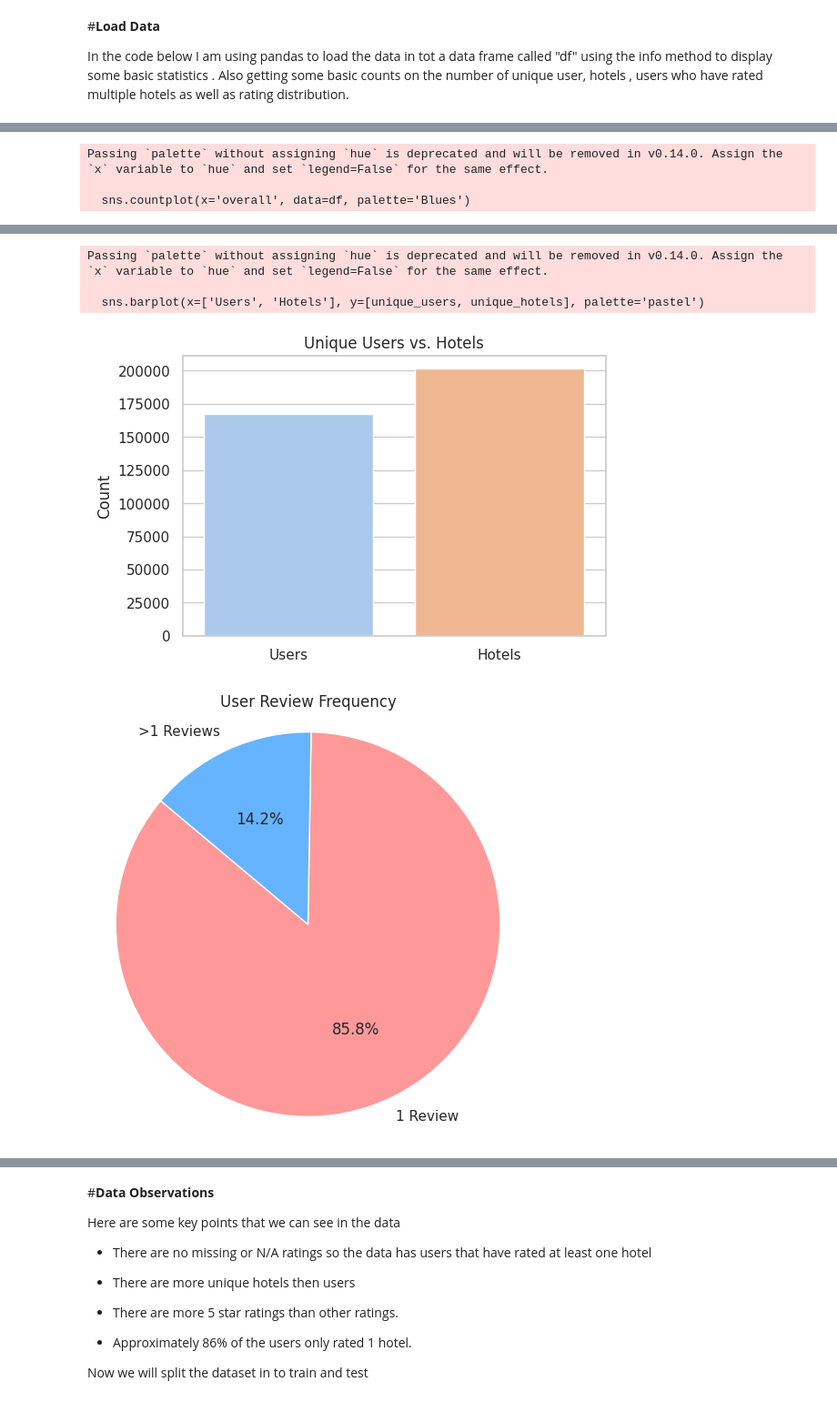
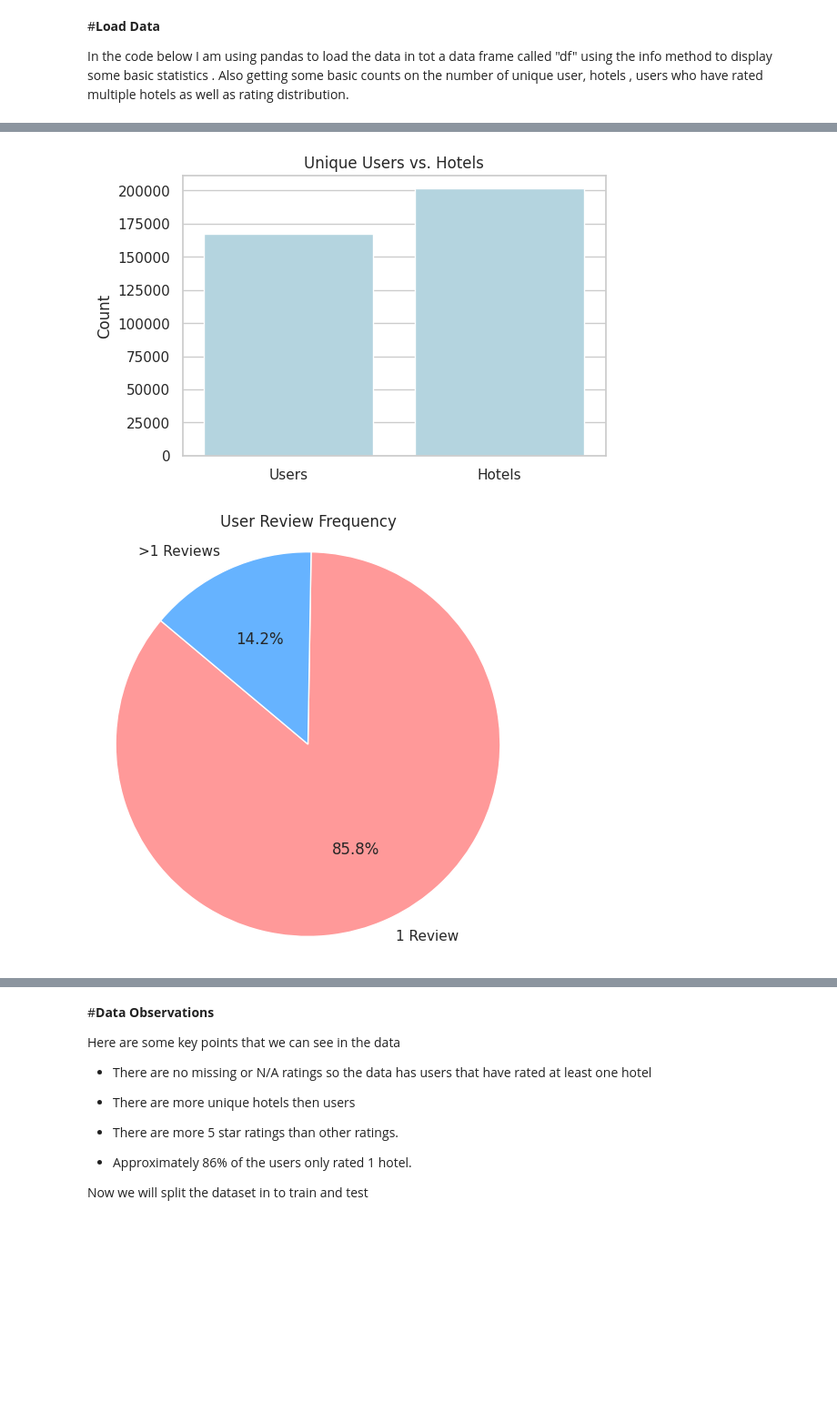
Before and after one commit to umais/DATA612_Recommender_Systems, a Jupyter notebook: Week1/Week1_Project1.ipynb, the cells around one changed output, grey strips where cells are left out. Shown at 91% size. Drawn from its saved outputs; the diff is of its cells as text; code cells hidden in the pictures; blank space fills up the shorter version.

```diff
--- a/Week1/Week1_Project1.ipynb
+++ b/Week1/Week1_Project1.ipynb
@@ -87,7 +87,7 @@ sns.set(style="whitegrid")
 
 # 1. Bar chart for rating distribution
 plt.figure(figsize=(8, 5))
-sns.countplot(x='overall', data=df, palette='Blues')
+sns.countplot(x='overall', data=df, color='steelblue')  # use color instead of palette
 plt.title("Rating Distribution")
 plt.xlabel("Rating")
 plt.ylabel("Number of Reviews")
@@ -97,7 +97,7 @@ plt.show()
 user_review_counts = df['user_id'].value_counts()
 
 plt.figure(figsize=(8, 5))
-sns.histplot(user_review_counts, bins=30, kde=False, color='green')
+sns.histplot(user_review_counts, bins=30, kde=False, color='green')  # already uses color, good
 plt.title("Distribution of Number of Reviews per User")
 plt.xlabel("Number of Hotels Reviewed by a User")
 plt.ylabel("Number of Users")
@@ -108,7 +108,7 @@ unique_users = df['user_id'].nunique()
 unique_hotels = df['hotel_id'].nunique()
 
 plt.figure(figsize=(6, 4))
-sns.barplot(x=['Users', 'Hotels'], y=[unique_users, unique_hotels], palette='pastel')
+sns.barplot(x=['Users', 'Hotels'], y=[unique_users, unique_hotels], color='lightblue')  # use color, remove palette
 plt.title("Unique Users vs. Hotels")
 plt.ylabel("Count")
 plt.show()
@@ -150,6 +150,3 @@ Name: count, dtype: int64
 
  Users who reviewed more than one hotel: 23636
 Number of missing (NaN) ratings: 0
-Passing `palette` without assigning `hue` is deprecated and will be removed in v0.14.0. Assign the `x` variable to `hue` and set `legend=False` for the same effect.
-
-  sns.countplot(x='overall', data=df, palette='Blues')
@@ -157,8 +154,5 @@ Passing `palette` without assigning `hue` is deprecated and will be removed in v
 [figure]
-Passing `palette` without assigning `hue` is deprecated and will be removed in v0.14.0. Assign the `x` variable to `hue` and set `legend=False` for the same effect.
-
-  sns.barplot(x=['Users', 'Hotels'], y=[unique_users, unique_hotels], palette='pastel')
-[figure, old version]
+[figure, new version]
 [figure]
 [figure]
 # %% [markdown]
```
Also changed, not shown: parts of 6 cells of this notebook.
